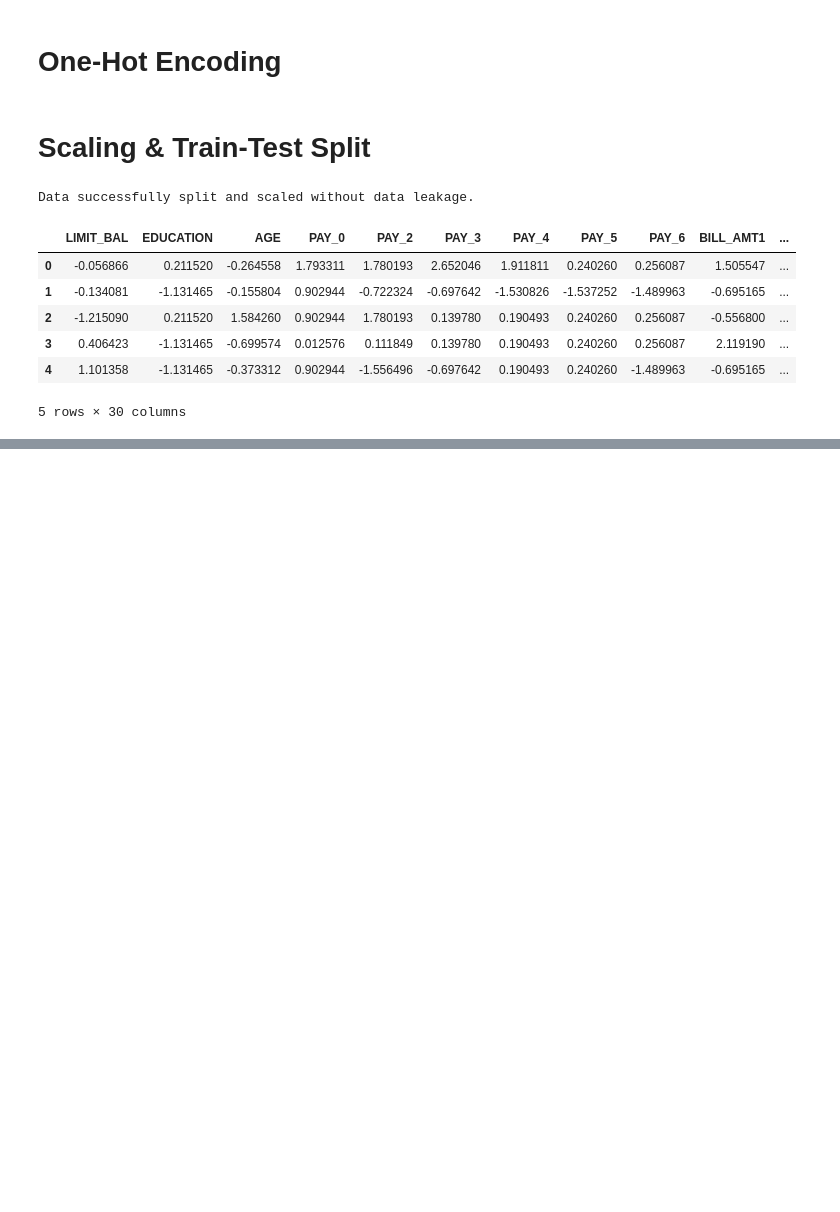
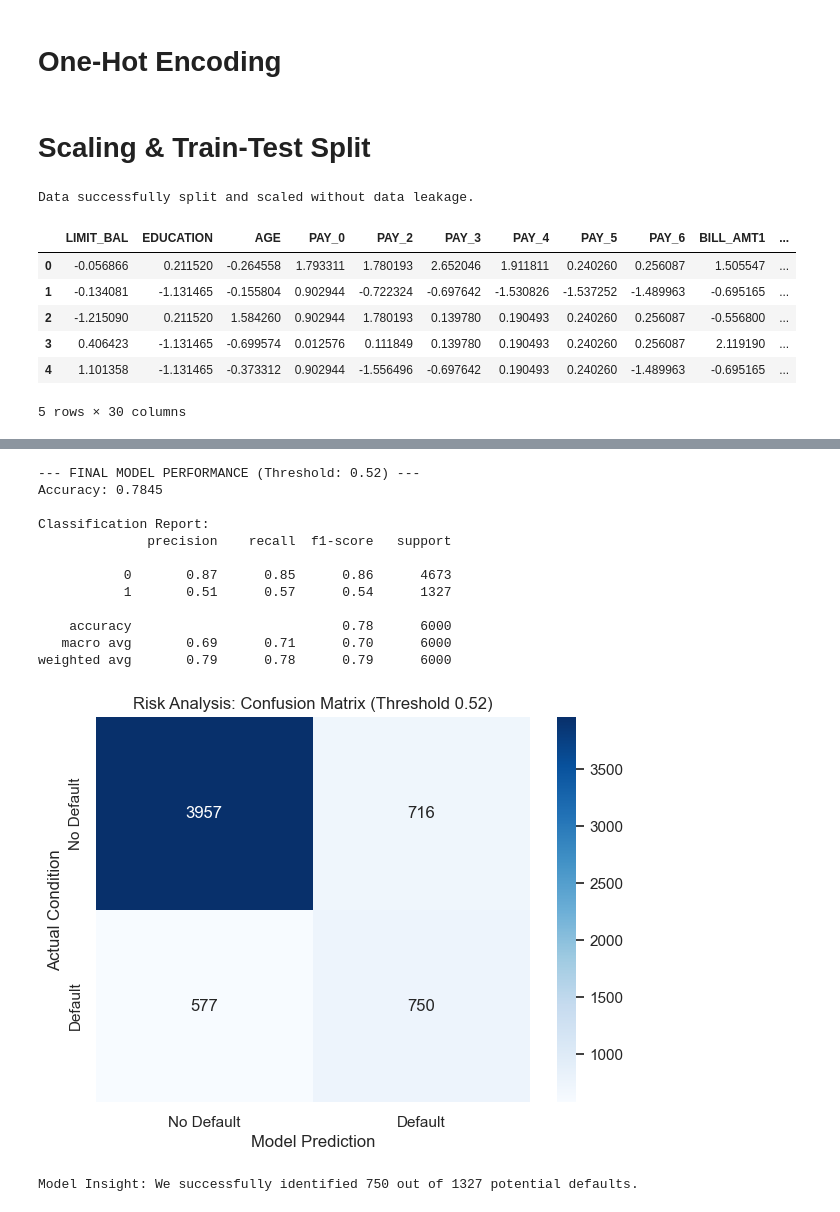
Before and after one commit to Maxim-Lysik/Fintech_payments_risk_analysis, a Jupyter notebook: notebooks/Payment_risk_analysis_notebook.ipynb, the cells around one changed output, grey strips where cells are left out. Saved outputs shown, nothing was run; the diff lists cells and outputs as text; code cells hidden in the pictures; blank space fills up the shorter version.

Commit message:
Add all changes: EDA, sample, feature engineering, model

```diff
--- a/notebooks/Payment_risk_analysis_notebook.ipynb
+++ b/notebooks/Payment_risk_analysis_notebook.ipynb
@@ -202,0 +244,47 @@ X_train_scaled_df.head()
+# %%
+# 1. Get probabilities for the 'Default' class (1)
+y_probs = rf_model.predict_proba(X_test_scaled)[:, 1]
+
+# 2. Optimized Threshold Selection
+# Threshold 0.52-0.55 works best when class_weight is already balanced
+threshold = 0.52
+y_pred_final = (y_probs >= threshold).astype(int)
+
+# 3. Comprehensive Report
+print(f"--- FINAL MODEL PERFORMANCE (Threshold: {threshold}) ---")
+print(f"Accuracy: {accuracy_score(y_test, y_pred_final):.4f}")
+print("\nClassification Report:")
+print(classification_report(y_test, y_pred_final))
+
+# 4. Confusion Matrix with professional styling
+plt.figure(figsize=(7, 5))
+cm = confusion_matrix(y_test, y_pred_final)
+sns.heatmap(cm, annot=True, fmt='d', cmap='Blues',
+            xticklabels=['No Default', 'Default'],
+            yticklabels=['No Default', 'Default'])
+
+plt.title(f'Risk Analysis: Confusion Matrix (Threshold {threshold})')
+plt.ylabel('Actual Condition')
+plt.xlabel('Model Prediction')
+plt.show()
+
+# 5. Brief Analysis
+# Calculating how many defaults we caught vs missed
+total_defaults = cm[1].sum()
+caught_defaults = cm[1, 1]
+print(f"Model Insight: We successfully identified {caught_defaults} out of {total_defaults} potential defaults.")
+# %% [output]
+--- FINAL MODEL PERFORMANCE (Threshold: 0.52) ---
+Accuracy: 0.7845
+
+Classification Report:
+              precision    recall  f1-score   support
+
+           0       0.87      0.85      0.86      4673
+           1       0.51      0.57      0.54      1327
+
+    accuracy                           0.78      6000
+   macro avg       0.69      0.71      0.70      6000
+weighted avg       0.79      0.78      0.79      6000
+[figure, added]
+Model Insight: We successfully identified 750 out of 1327 potential defaults.
```
Also changed, not shown: parts of 7 cells of this notebook, 1 other file.
